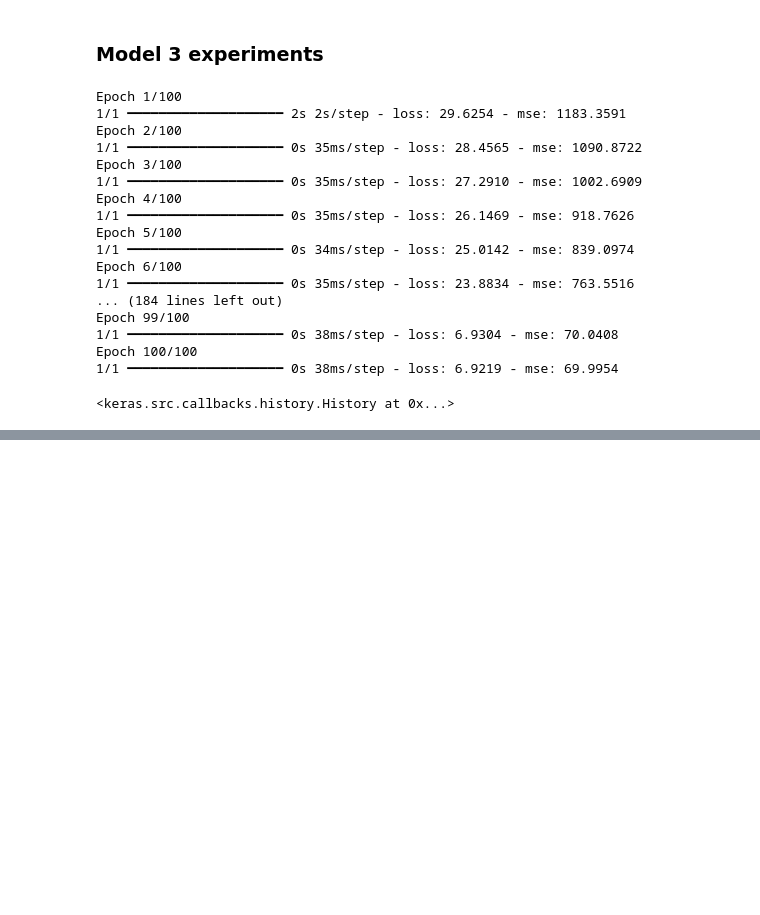
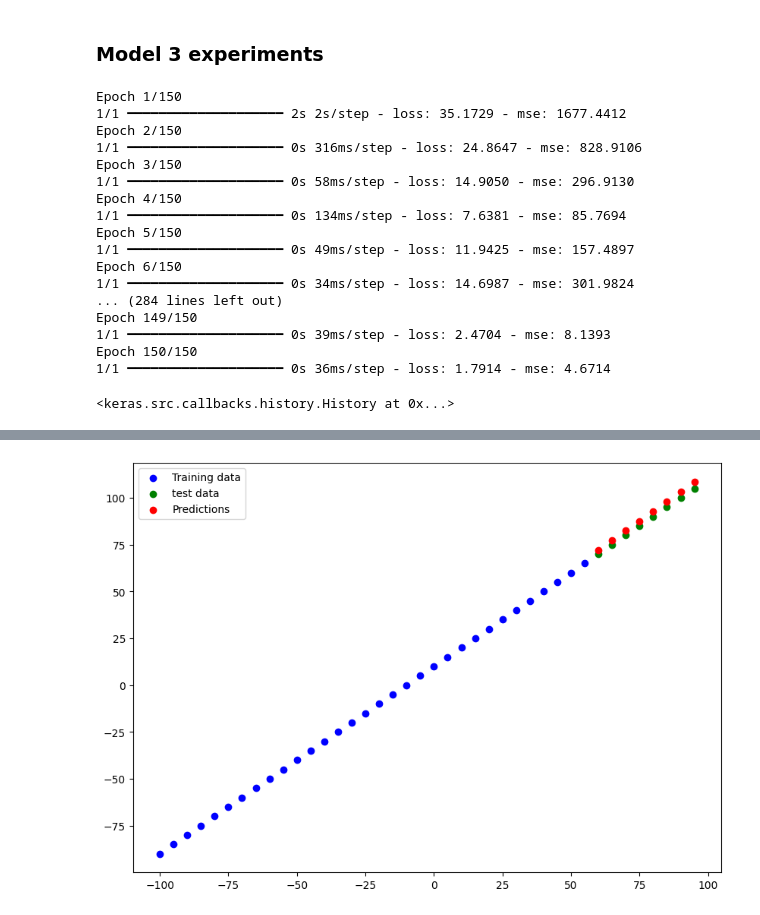
Before and after one commit to imon333/TensorFLow, a Jupyter notebook: 01_neural_network_regression_with_tensorflow.ipynb, the cells around one changed output, grey strips where cells are left out. Cells and saved outputs as stored; diff of their text form; code cells hidden in the pictures; blank space fills up the shorter version.

Commit message:
model with more neuron come with good model prediction

```diff
--- a/01_neural_network_regression_with_tensorflow.ipynb
+++ b/01_neural_network_regression_with_tensorflow.ipynb
@@ -667,8 +667,8 @@ tf.random.set_seed(42)
 # 1. Create the model
 model_3 = tf.keras.Sequential([
 
-    tf.keras.layers.Dense(10),
-    tf.keras.layers.Dense(10),
+    tf.keras.layers.Dense(100),
+    tf.keras.layers.Dense(100),
     tf.keras.layers.Dense(10),
     tf.keras.layers.Dense(1)
 ])
@@ -679,23 +679,29 @@ model_3.compile(loss=tf.keras.losses.mae,
                 metrics=["mse"])
 
 # 3. Fit the model
-model_3.fit(X2_train, Y2_train, epochs=100)
+model_3.fit(X2_train, Y2_train, epochs=150)
 # %% [output]
-Epoch 1/100
-1/1 ━━━━━━━━━━━━━━━━━━━━ 2s 2s/step - loss: 29.6254 - mse: 1183.3591
-Epoch 2/100
-1/1 ━━━━━━━━━━━━━━━━━━━━ 0s 35ms/step - loss: 28.4565 - mse: 1090.8722
-Epoch 3/100
-1/1 ━━━━━━━━━━━━━━━━━━━━ 0s 35ms/step - loss: 27.2910 - mse: 1002.6909
-Epoch 4/100
-1/1 ━━━━━━━━━━━━━━━━━━━━ 0s 35ms/step - loss: 26.1469 - mse: 918.7626
-Epoch 5/100
-1/1 ━━━━━━━━━━━━━━━━━━━━ 0s 34ms/step - loss: 25.0142 - mse: 839.0974
-Epoch 6/100
-1/1 ━━━━━━━━━━━━━━━━━━━━ 0s 35ms/step - loss: 23.8834 - mse: 763.5516
-... (184 lines left out)
-Epoch 99/100
-1/1 ━━━━━━━━━━━━━━━━━━━━ 0s 38ms/step - loss: 6.9304 - mse: 70.0408
-Epoch 100/100
-1/1 ━━━━━━━━━━━━━━━━━━━━ 0s 38ms/step - loss: 6.9219 - mse: 69.9954
+Epoch 1/150
+1/1 ━━━━━━━━━━━━━━━━━━━━ 2s 2s/step - loss: 35.1729 - mse: 1677.4412
+Epoch 2/150
+1/1 ━━━━━━━━━━━━━━━━━━━━ 0s 316ms/step - loss: 24.8647 - mse: 828.9106
+Epoch 3/150
+1/1 ━━━━━━━━━━━━━━━━━━━━ 0s 58ms/step - loss: 14.9050 - mse: 296.9130
+Epoch 4/150
+1/1 ━━━━━━━━━━━━━━━━━━━━ 0s 134ms/step - loss: 7.6381 - mse: 85.7694
+Epoch 5/150
+1/1 ━━━━━━━━━━━━━━━━━━━━ 0s 49ms/step - loss: 11.9425 - mse: 157.4897
+Epoch 6/150
+1/1 ━━━━━━━━━━━━━━━━━━━━ 0s 34ms/step - loss: 14.6987 - mse: 301.9824
+... (284 lines left out)
+Epoch 149/150
+1/1 ━━━━━━━━━━━━━━━━━━━━ 0s 39ms/step - loss: 2.4704 - mse: 8.1393
+Epoch 150/150
+1/1 ━━━━━━━━━━━━━━━━━━━━ 0s 36ms/step - loss: 1.7914 - mse: 4.6714
 <keras.src.callbacks.history.History at 0x...>
+# %%
+# Plot of predictions for model_2
+Y2_pred_3 = model_3.predict(X2_test)
+
+plot_predictions(predictions = Y2_pred_3)
+# %% [output]
@@ -701,0 +709 @@ Epoch 100/100
+[figure, added]
```
Also changed, not shown: parts of 1 cell of this notebook.
